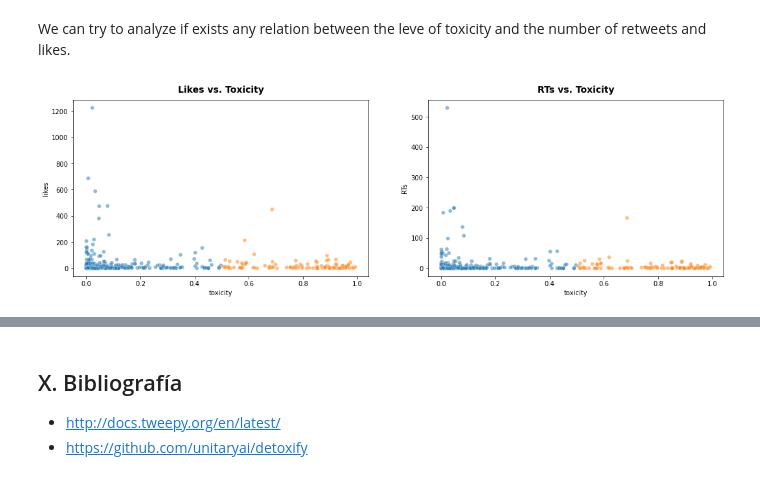
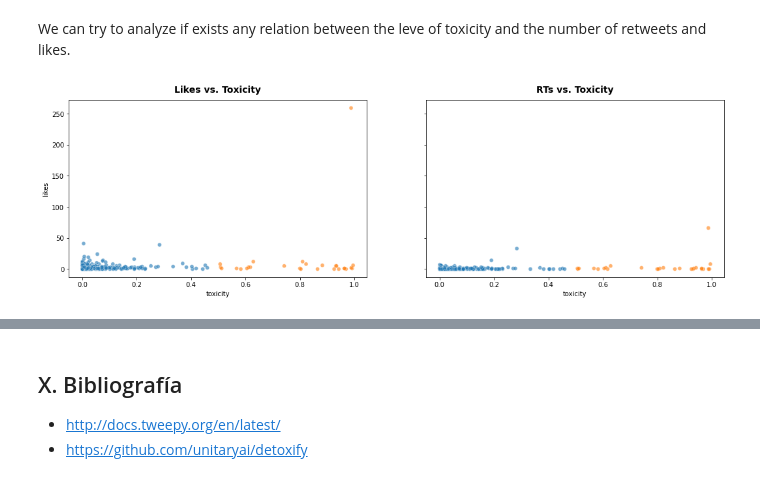
Before and after one commit to gmachinromero/project_robotodio, a Jupyter notebook: notebooks/02-multilingual-model.ipynb, the cells around one changed output, grey strips where cells are left out. Drawn from its saved outputs; the diff is of its cells as text; code cells hidden in the pictures.

```diff
--- a/notebooks/02-multilingual-model.ipynb
+++ b/notebooks/02-multilingual-model.ipynb
@@ -109,8 +134,11 @@ def tweets_iterator(target, n_items):
 In the next cell we are going to download $n$ tweets from a Twitter account, and examinate the content of the first tweet with all the metadata associated.
 # %%
 # Introduce the target Twitter account and number of items to download
-target = 'DFD_74'
-n_items = 500
+
+# target = 'DFD_74'
+
+target = 'Martasc94'
+n_items = 300
 
 # Tweets list (iterator)
 tweets = tweets_iterator(target, n_items=1)
@@ -352,15 +380,15 @@ We can try to analyze if exists any relation between the leve of toxicity and th
 # %%
 # Toxicity vs. Likes & RTs
 # ------------------------------------------------------------------------------
 # Figure and axes
-fig, (ax1, ax2) = plt.subplots(1, 2, figsize=(18,5))
+fig, (ax1, ax2) = plt.subplots(1, 2, figsize=(18,5), sharex=True, sharey=True)
 
 # Titles
 ax1.set_title("Likes vs. Toxicity", y=1.02, fontsize=14, fontweight='bold')
 ax2.set_title("RTs vs. Toxicity", y=1.02, fontsize=14, fontweight='bold')
 
 # Axes content
-sns.scatterplot(ax=ax1, data=df, x='toxicity', y='likes', hue='class', alpha=0.5, legend=False)
-sns.scatterplot(ax=ax2, data=df, x='toxicity', y='RTs', hue='class', alpha=0.5, legend=False);
+sns.scatterplot(ax=ax1, data=df, x='toxicity', y='likes', hue='class', alpha=0.6, legend=False)
+sns.scatterplot(ax=ax2, data=df, x='toxicity', y='RTs', hue='class', alpha=0.6, legend=False);
 # %% [output]
-[figure, old version]
+[figure, new version]
```
Also changed, not shown: parts of 15 cells of this notebook.
